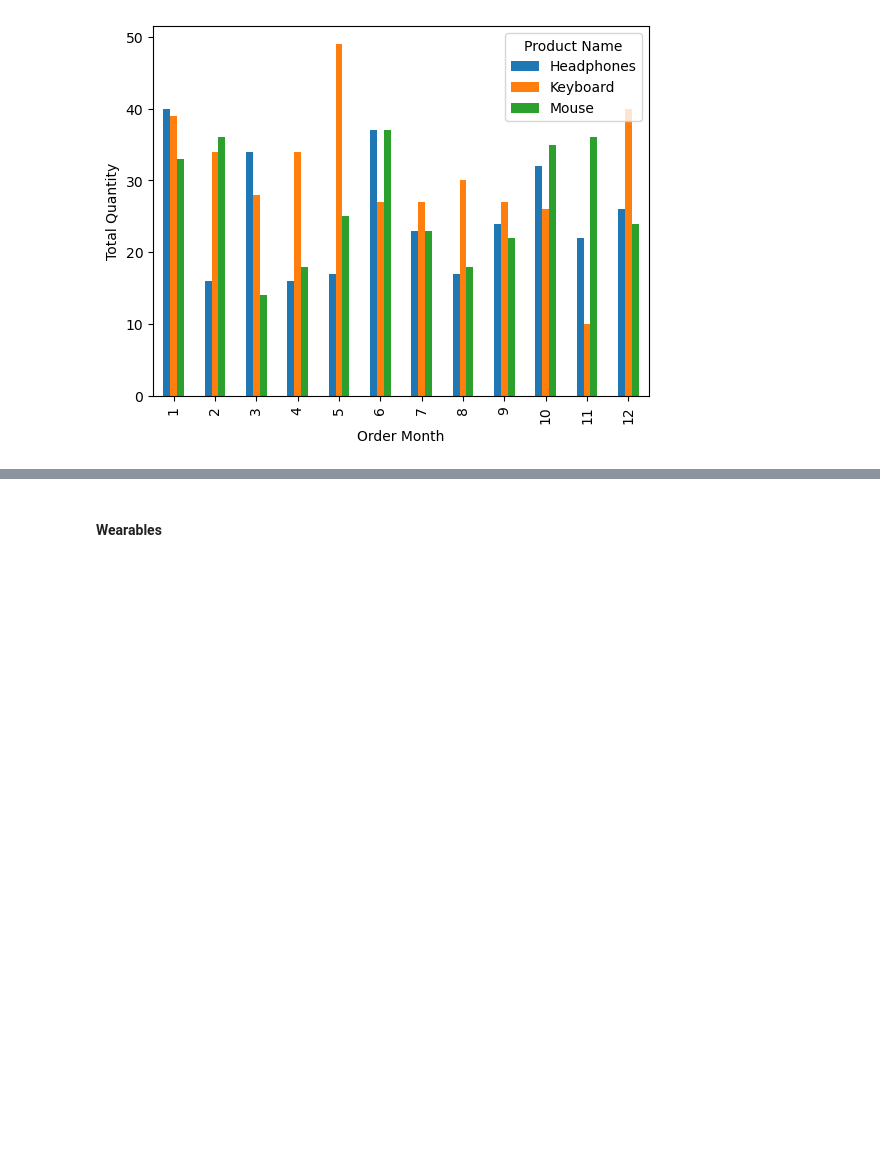
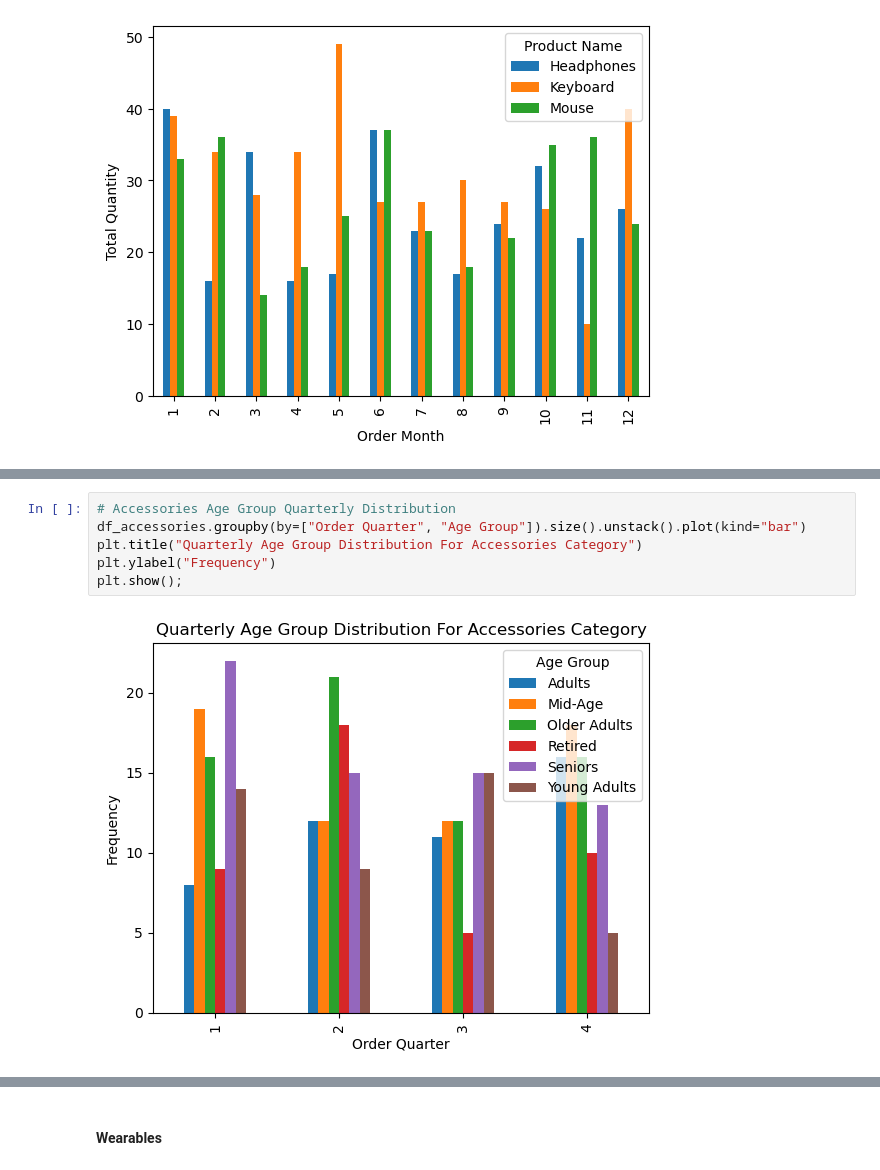
Before and after one commit to Mohammed-Hanan-Othman/ecommerce-sales-analysis, a Jupyter notebook: notebooks/3.product_performance.ipynb, the cells around one changed output, grey strips where cells are left out. Cells and saved outputs as stored; diff of their text form; blank space fills up the shorter version.

```diff
--- a/notebooks/3.product_performance.ipynb
+++ b/notebooks/3.product_performance.ipynb
@@ -195,0 +218,8 @@ plt.show();
+# %%
+# Accessories Age Group Quarterly Distribution
+df_accessories.groupby(by=["Order Quarter", "Age Group"]).size().unstack().plot(kind="bar")
+plt.title("Quarterly Age Group Distribution For Accessories Category")
+plt.ylabel("Frequency")
+plt.show();
+# %% [output]
+[figure, added]
```
Also changed, not shown: parts of 4 cells of this notebook.
